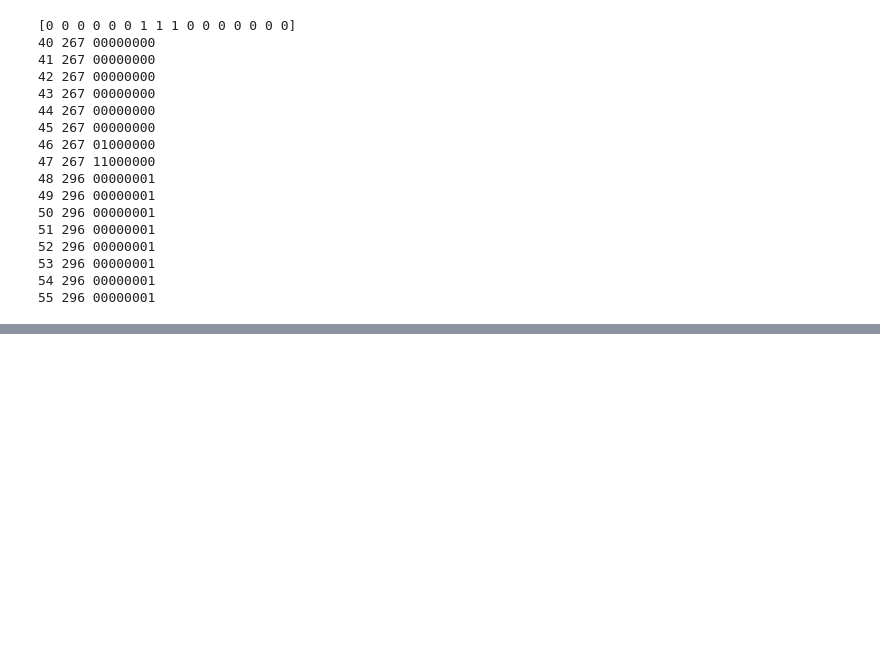
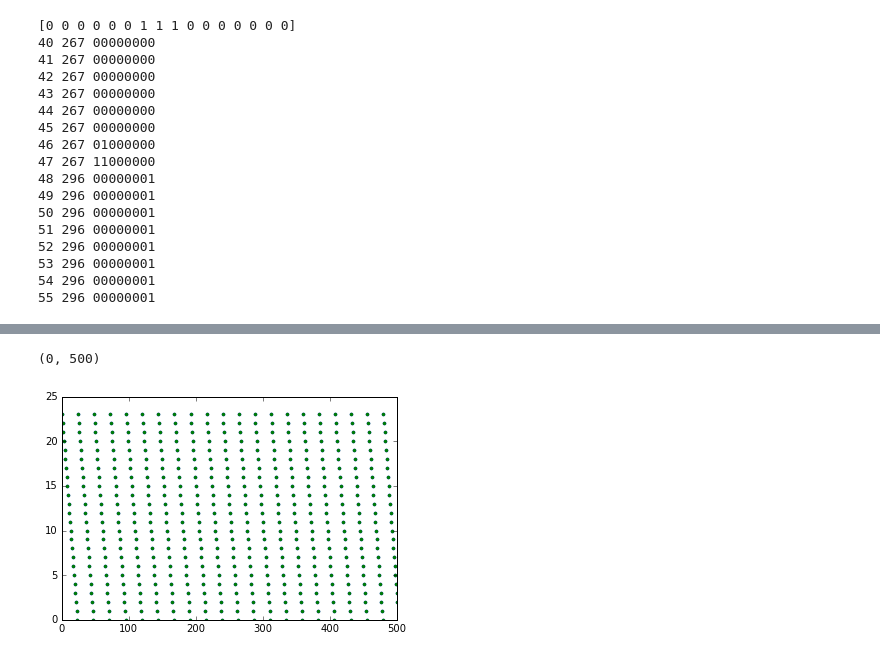
Before and after one commit to sargon14/roadsign, a Jupyter notebook: previewing.ipynb, the cells around one changed output, grey strips where cells are left out. Cells and saved outputs as stored; diff of their text form; code cells hidden in the pictures; blank space fills up the shorter version.

```diff
--- a/previewing.ipynb
+++ b/previewing.ipynb
@@ -194,0 +202,7 @@ jvec = out // 8
+# %%
+plt.plot(PANEL_WIDTH - 1 - ((xaxis % DISPLAY_WIDTH) % PANEL_WIDTH),'.') # "old x2"
+plt.plot(PANEL_WIDTH - 1 - (xaxis % PANEL_WIDTH),'.') # "new x2"
+plt.xlim(0,500)
+# %% [output]
+(0, 500)
+[figure, added]
```
Also changed, not shown: parts of 4 cells of this notebook.
